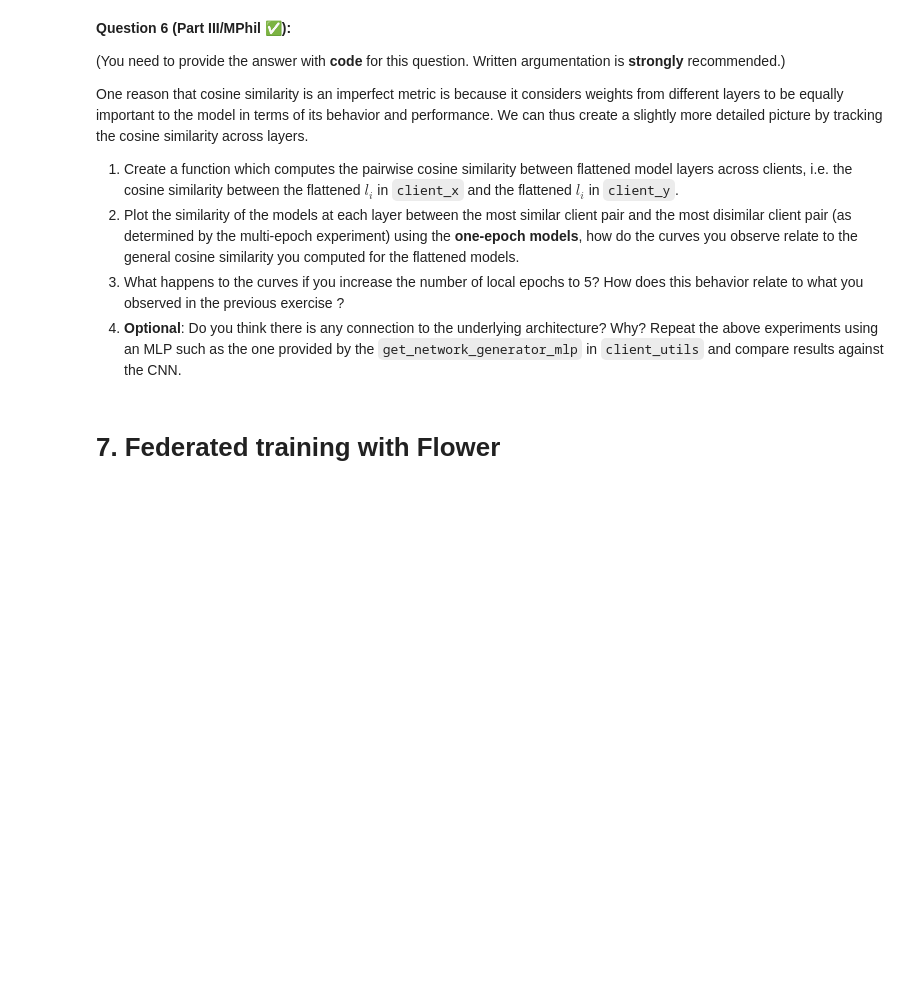
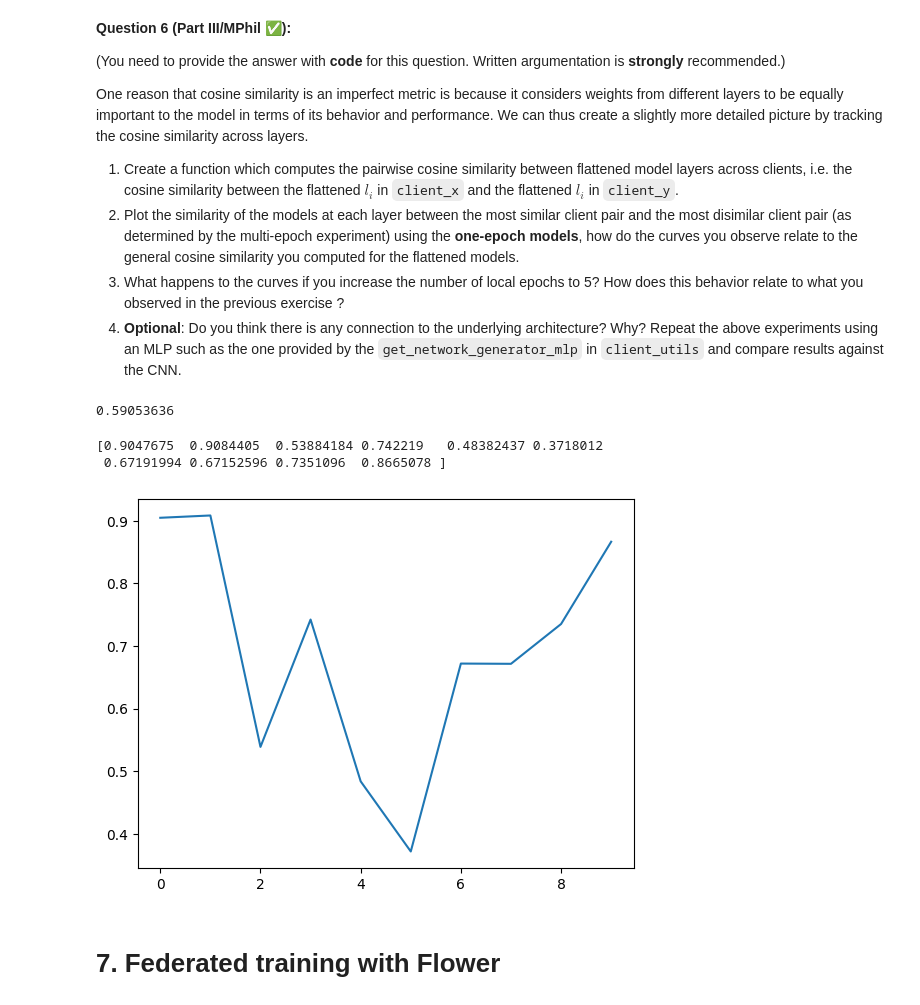
Before and after one commit to satnavpt/L361-Federated-Learning, a Jupyter notebook: labs/L361_Lab_1_From_Centralised_To_Federated_Part_2.ipynb, the cells around one changed output. Cells and saved outputs as stored; diff of their text form; code cells hidden in the pictures; blank space fills up the shorter version.

```diff
--- a/labs/L361_Lab_1_From_Centralised_To_Federated_Part_2.ipynb
+++ b/labs/L361_Lab_1_From_Centralised_To_Federated_Part_2.ipynb
@@ -725,6 +653,27 @@ One reason that cosine similarity is an imperfect metric is because it considers
 2. Plot the similarity of the models at each layer between the most similar client pair and the most disimilar client pair (as determined by the multi-epoch experiment) using the **one-epoch models**, how do the curves you observe relate to the general cosine similarity you computed for the flattened models.
 3. What happens to the curves if you increase the number of local epochs to 5? How does this behavior relate to what you observed in the previous exercise ?
 4. **Optional**: Do you think there is any connection to the underlying architecture? Why? Repeat the above experiments using an MLP such as the one provided by the  `get_network_generator_mlp` in `client_utils` and compare results against the CNN.
+# %%
+def flatten_layers(arr):
+  return [p.flatten() for p in arr]
+
+def cos_sim_layer(arr1, arr2):
+  return np.array([cos_sim(a, b) for a,b in zip(arr1, arr2)])
+# %%
+def plot_sim_layers(sim_layers):
+  sns.lineplot(sim_layers)
+# %%
+cos_sim(flatten(trained_model_parameters[0]), flatten(trained_model_parameters[4]))
+# %% [output]
+0.59053636
+# %%
+sims = cos_sim_layer(flatten_layers(trained_model_parameters[0]), flatten_layers(trained_model_parameters[4]))
+print(sims)
+plot_sim_layers(sims)
+# %% [output]
+[0.9047675  0.9084405  0.53884184 0.742219   0.48382437 0.3718012
+ 0.67191994 0.67152596 0.7351096  0.8665078 ]
+[figure, added]
 # %% [markdown]
 # 7. Federated training with Flower
 # %% [markdown]
```
Also changed, not shown: parts of 9 cells of this notebook.
